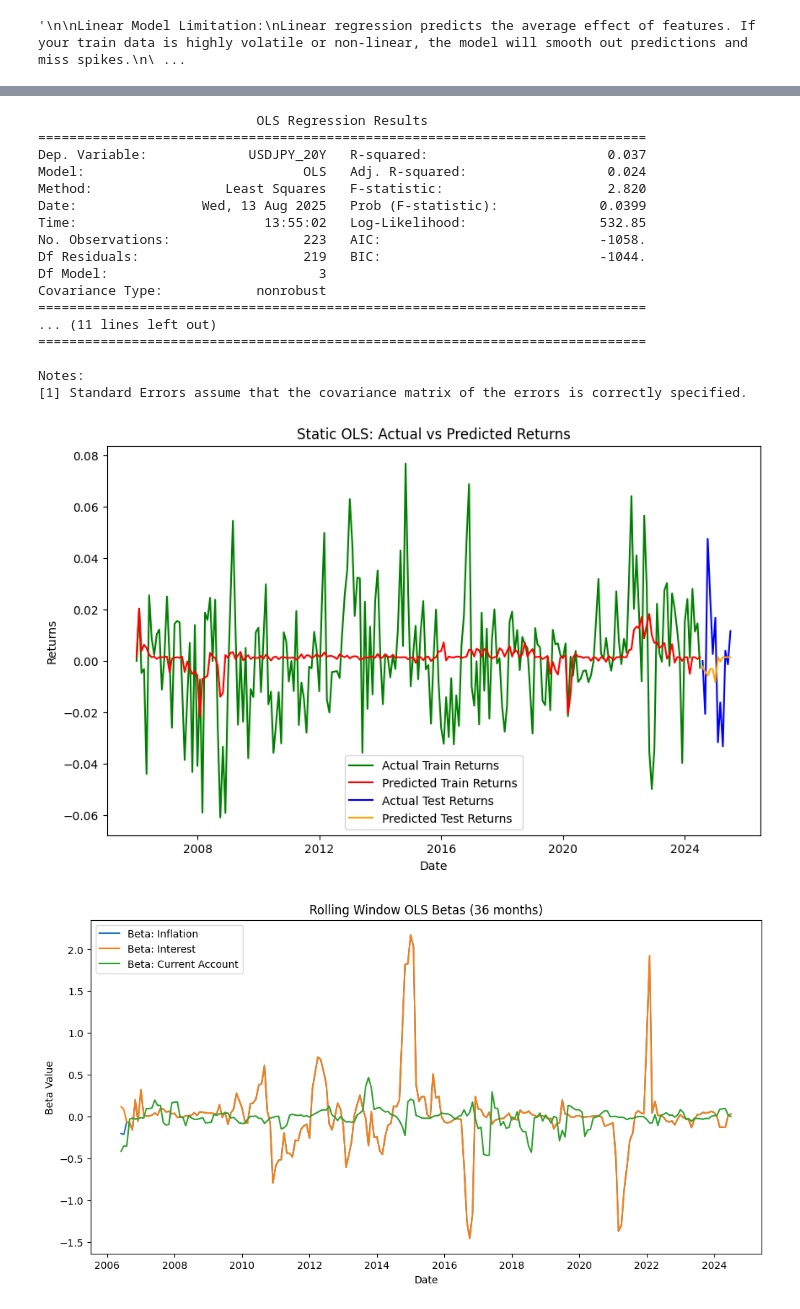
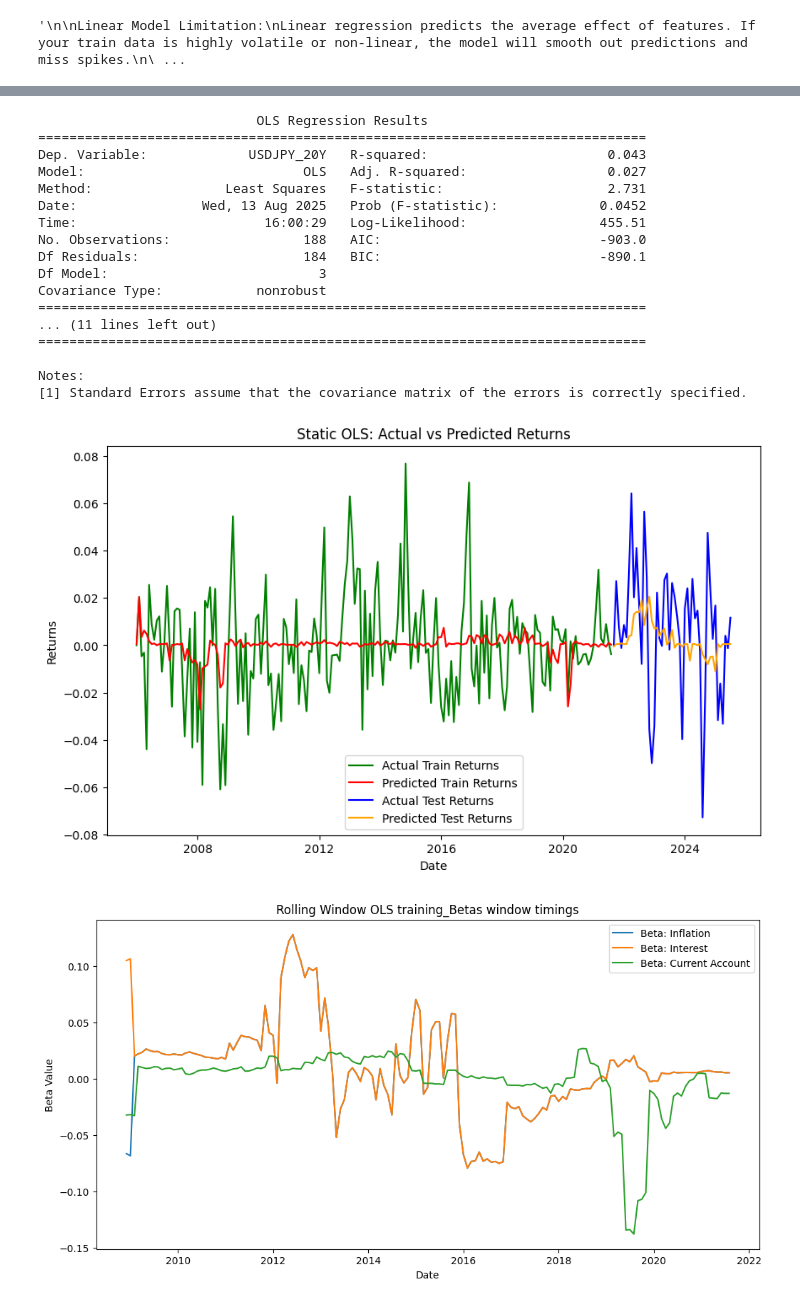
Before and after one commit to Adnan-Anwar-Data-enthusiast/Currency-speculation, a Jupyter notebook: 3. Modelling.ipynb, the cells around one changed output, grey strips where cells are left out. Drawn from its saved outputs; the diff is of its cells as text; code cells hidden in the pictures.

```diff
--- a/3. Modelling.ipynb
+++ b/3. Modelling.ipynb
@@ -87,7 +87,7 @@ swaps_df first date: 2006-01
 swaps_df last date: 2025-07
 # %%
 #lets create a function to divide the dataframe into train and test sets, based on the date
-def train_test_split_by_date(df, date_column, test_size=0.05):
+def train_test_split_by_date(df, date_column, test_size=0.2):
     """
     Splits the dataframe into train and test sets based on the date.
 
@@ -332,13 +332,13 @@ plt.show()
 # %% [output]
                             OLS Regression Results
 ==============================================================================
-Dep. Variable:             USDJPY_20Y   R-squared:                       0.037
-Model:                            OLS   Adj. R-squared:                  0.024
-Method:                 Least Squares   F-statistic:                     2.820
-Date:                Wed, 13 Aug 2025   Prob (F-statistic):             0.0399
-Time:                        13:55:02   Log-Likelihood:                 532.85
-No. Observations:                 223   AIC:                            -1058.
-Df Residuals:                     219   BIC:                            -1044.
+Dep. Variable:             USDJPY_20Y   R-squared:                       0.043
+Model:                            OLS   Adj. R-squared:                  0.027
+Method:                 Least Squares   F-statistic:                     2.731
+Date:                Wed, 13 Aug 2025   Prob (F-statistic):             0.0452
+Time:                        16:00:29   Log-Likelihood:                 455.51
+No. Observations:                 188   AIC:                            -903.0
+Df Residuals:                     184   BIC:                            -890.1
 Df Model:                           3
 Covariance Type:            nonrobust
 ==============================================================================
@@ -347,40 +347,41 @@ Covariance Type:            nonrobust
 
 Notes:
 [1] Standard Errors assume that the covariance matrix of the errors is correctly specified.
-[figure, old version]
+[figure, new version]
 # %%
+#training betas
 import statsmodels.api as sm
 
-window = 6 # rolling window size (months)
-betas = []
-dates = []
+window = 36 # rolling window size (months)
+train_betas = []
+train_dates = []
 
 X = X_inflation_interest_current_diff_imp3_train
 Y = Y_train_USDJPY_pct
 date_index = train_set_swaps['month-year'].reset_index(drop=True)
 
 for start in range(len(X) - window + 1):
     end = start + window
     X_window = X[start:end]
     Y_window = Y[start:end]
     X_window_const = sm.add_constant(X_window)
     model = sm.OLS(Y_window, X_window_const).fit()
-    betas.append(model.params.values)
-    dates.append(date_index[end-1])
+    train_betas.append(model.params.values)
+    train_dates.append(date_index[end-1])
 
-betas = np.array(betas)
-dates = np.array(dates)
+train_betas = np.array(train_betas)
+train_dates = np.array(train_dates)
 
 # Plot time-varying betas
 plt.figure(figsize=(12, 6))
-plt.plot(dates, betas[:, 1], label='Beta: Inflation')
-plt.plot(dates, betas[:, 2], label='Beta: Interest')
-plt.plot(dates, betas[:, 3], label='Beta: Current Account')
-plt.title('Rolling Window OLS Betas (36 months)')
+plt.plot(train_dates, train_betas[:, 1], label='Beta: Inflation')
+plt.plot(train_dates, train_betas[:, 2], label='Beta: Interest')
+plt.plot(train_dates, train_betas[:, 3], label='Beta: Current Account')
+plt.title('Rolling Window OLS training_Betas window timings')
 plt.xlabel('Date')
 plt.ylabel('Beta Value')
 plt.legend()
 plt.show()
 # %% [output]
-[figure, old version]
+[figure, new version]
 # %%
```
Also changed, not shown: parts of 18 cells of this notebook, 2 other files.
